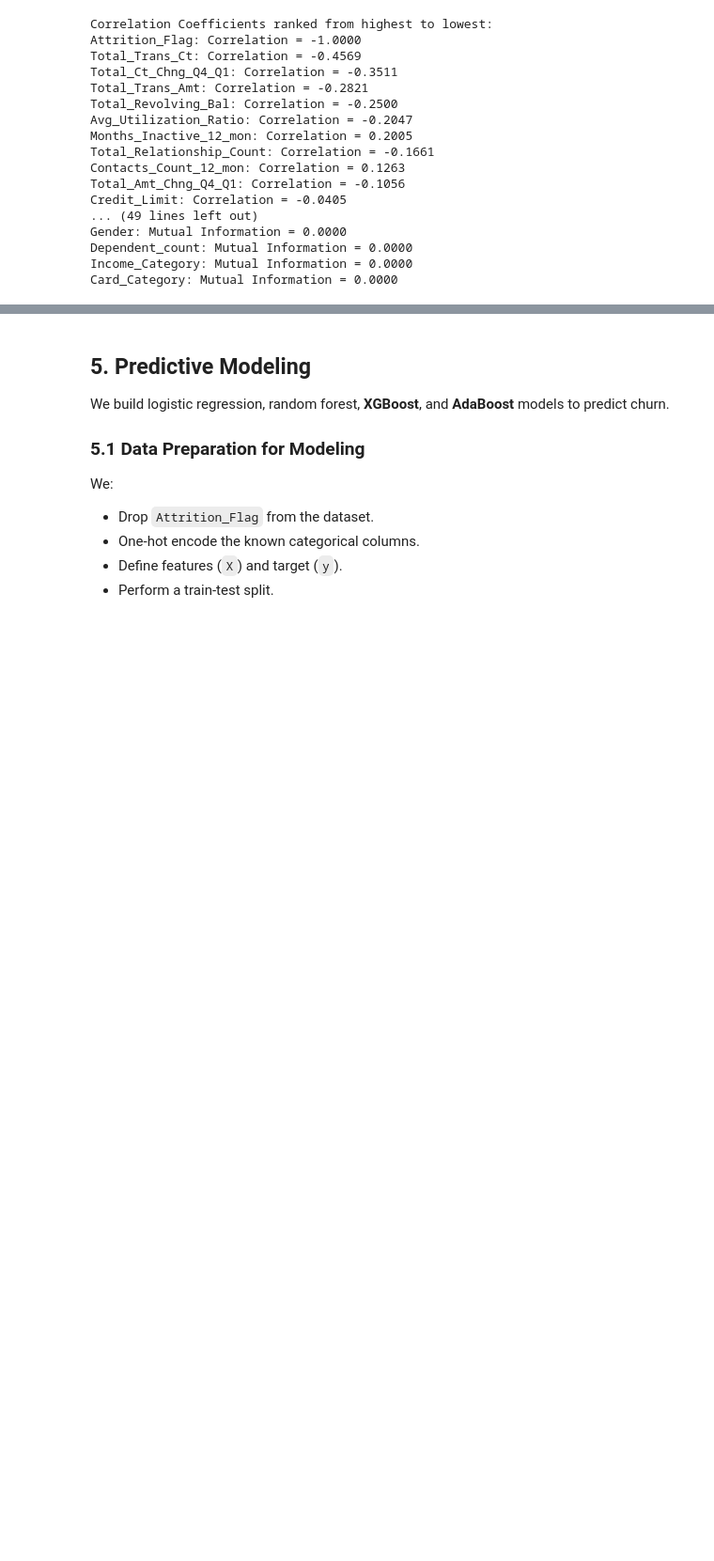
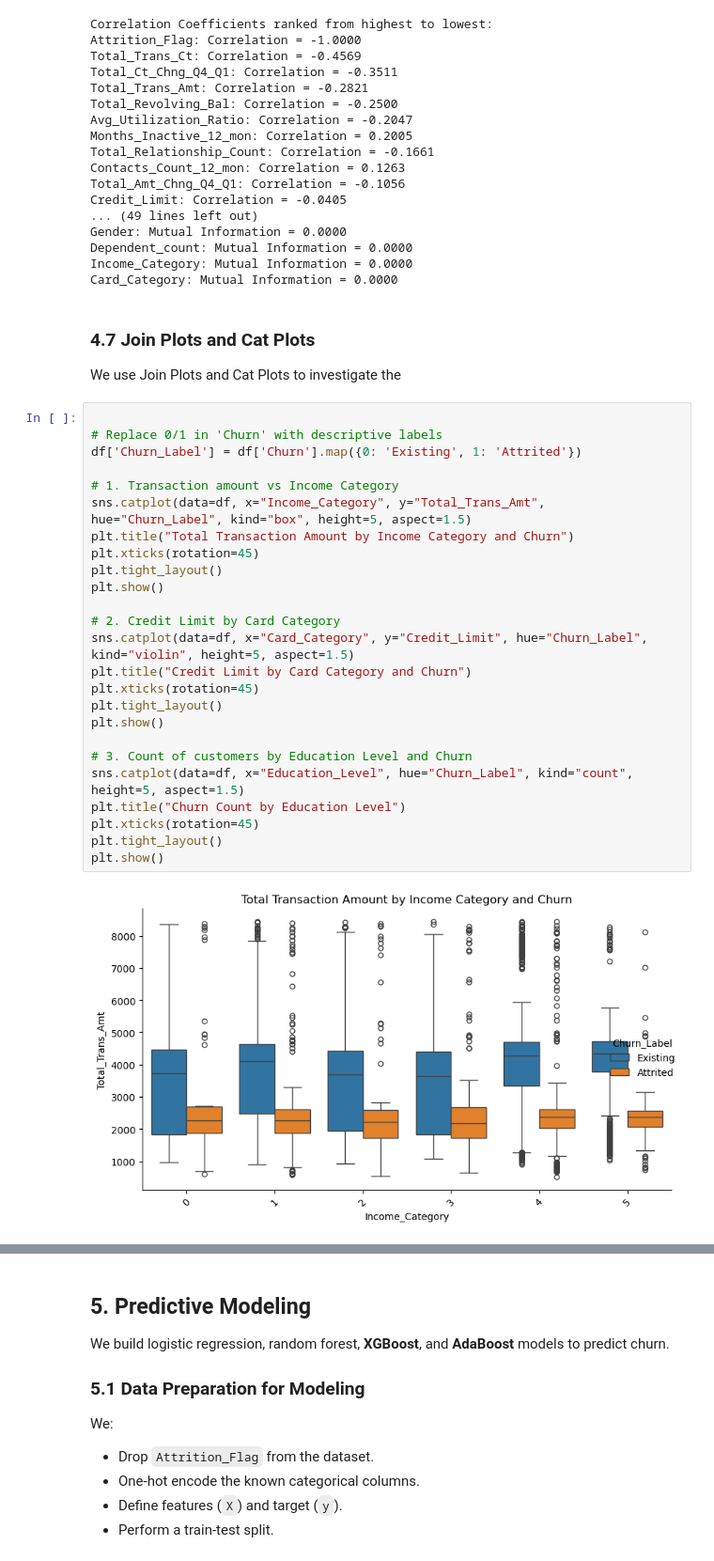
Before and after one commit to CobaltConcrete/DSAI-miniproject, a Jupyter notebook: BankChurn/BankChurners latest.ipynb, the cells around one changed output, grey strips where cells are left out. Shown at 94% size. Drawn from its saved outputs; the diff is of its cells as text; blank space fills up the shorter version.

```diff
--- a/BankChurn/BankChurners latest.ipynb
+++ b/BankChurn/BankChurners latest.ipynb
@@ -477,3 +477,35 @@ Gender: Mutual Information = 0.0000
 Dependent_count: Mutual Information = 0.0000
 Income_Category: Mutual Information = 0.0000
 Card_Category: Mutual Information = 0.0000
+# %% [markdown]
+### 4.7 Join Plots and Cat Plots
+
+
+We use Join Plots and Cat Plots to investigate the
+# %%
+
+# Replace 0/1 in 'Churn' with descriptive labels
+df['Churn_Label'] = df['Churn'].map({0: 'Existing', 1: 'Attrited'})
+
+# 1. Transaction amount vs Income Category
+sns.catplot(data=df, x="Income_Category", y="Total_Trans_Amt", hue="Churn_Label", kind="box", height=5, aspect=1.5)
+plt.title("Total Transaction Amount by Income Category and Churn")
+plt.xticks(rotation=45)
+plt.tight_layout()
+plt.show()
+
+# 2. Credit Limit by Card Category
+sns.catplot(data=df, x="Card_Category", y="Credit_Limit", hue="Churn_Label", kind="violin", height=5, aspect=1.5)
+plt.title("Credit Limit by Card Category and Churn")
+plt.xticks(rotation=45)
+plt.tight_layout()
+plt.show()
+
+# 3. Count of customers by Education Level and Churn
+sns.catplot(data=df, x="Education_Level", hue="Churn_Label", kind="count", height=5, aspect=1.5)
+plt.title("Churn Count by Education Level")
+plt.xticks(rotation=45)
+plt.tight_layout()
+plt.show()
+# %% [output]
+[figure, added]
```
Also changed, not shown: parts of 7 cells of this notebook, 2 other files.
